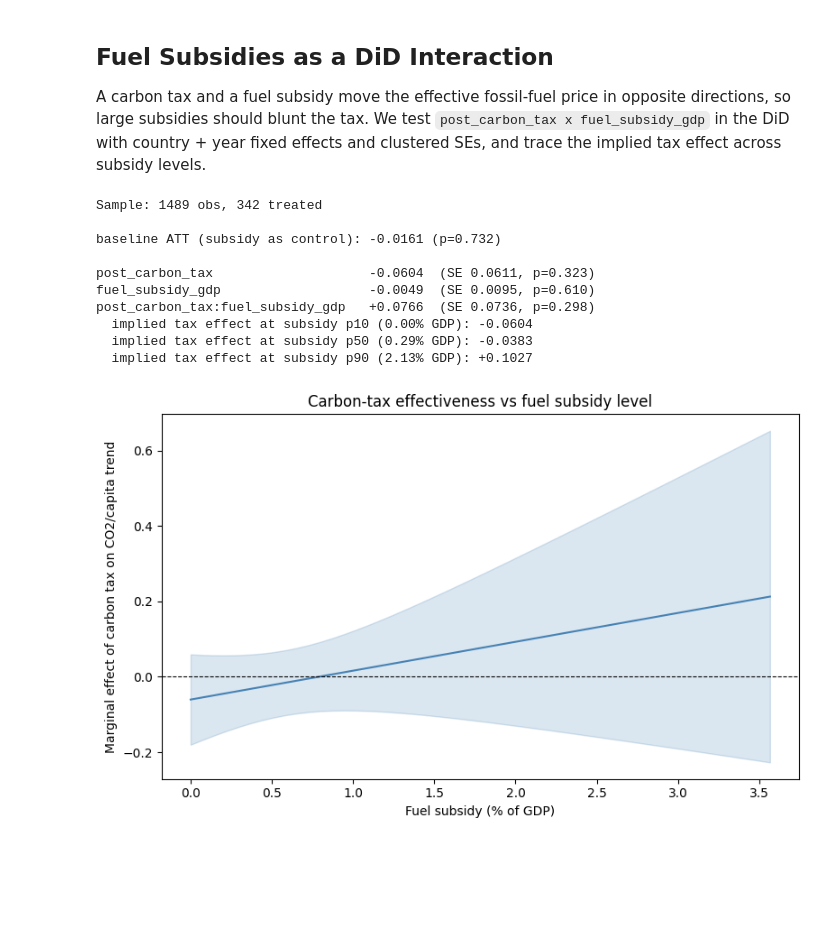
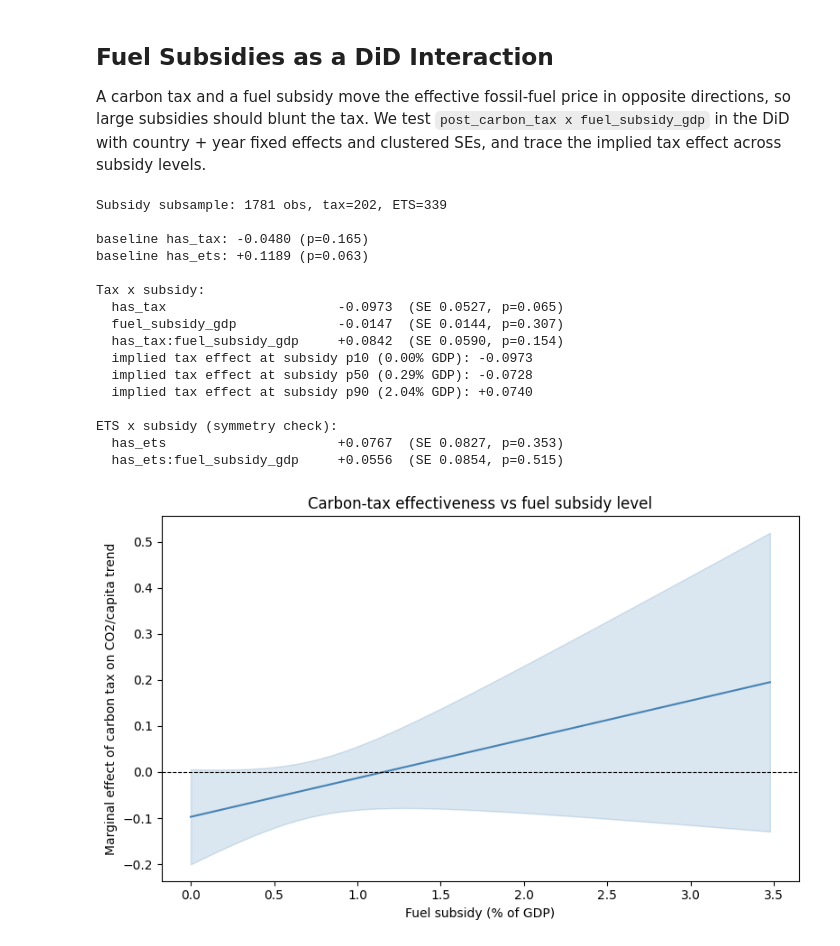
Before and after one commit to WillNoon/CarbonTaxModellingAndRecommendation, a Jupyter notebook: notebooks/fuel_subsidy_analysis.ipynb, the cells around one changed output. Drawn from its saved outputs; the diff is of its cells as text; code cells hidden in the pictures; blank space fills up the shorter version.

Commit message:
feat: re-run fuel-subsidy interaction on clean has_tax/has_ets; closes Phase 2

```diff
--- a/notebooks/fuel_subsidy_analysis.ipynb
+++ b/notebooks/fuel_subsidy_analysis.ipynb
@@ -42,62 +42,76 @@ A carbon tax and a fuel subsidy move the effective fossil-fuel price in opposite
 # %%
 import statsmodels.formula.api as smf
 
-# Fuel subsidies as a moderator of the carbon tax. Use the validated schema/controls.
+# Fuel subsidies as a moderator of the CLEAN tax / ETS indicators (post_carbon_tax conflates the two).
 df = pd.read_csv('../data/cleaned/final_analysis_data.csv')
 y = 'co2_per_capita_future_trend'
 base_controls = ('log_gdp + log_population + trade_openness '
                  '+ natural_resource_rents_per_gdp + fossil_pct_filled')
-need = [y, 'post_carbon_tax', 'fuel_subsidy_gdp', 'log_gdp', 'log_population',
+need = [y, 'has_tax', 'has_ets', 'fuel_subsidy_gdp', 'log_gdp', 'log_population',
         'trade_openness', 'natural_resource_rents_per_gdp', 'fossil_pct_filled']
 d = df.dropna(subset=need)
-print(f"Sample: {len(d)} obs, {int(d['post_carbon_tax'].sum())} treated\n")
+print(f"Subsidy subsample: {len(d)} obs, tax={int(d['has_tax'].sum())}, ETS={int(d['has_ets'].sum())}\n")
 
-# subsidy as a plain control, then interacted with the treatment
-m0 = smf.ols(f"{y} ~ post_carbon_tax + fuel_subsidy_gdp + {base_controls} + C(year) + C(country)",
-             data=d).fit(cov_type='cluster', cov_kwds={'groups': d['country']})
-print(f"baseline ATT (subsidy as control): {m0.params['post_carbon_tax']:+.4f} (p={m0.pvalues['post_carbon_tax']:.3f})\n")
+def fit(formula):
+    return smf.ols(formula, data=d).fit(cov_type='cluster', cov_kwds={'groups': d['country']})
 
-m1 = smf.ols(f"{y} ~ post_carbon_tax * fuel_subsidy_gdp + {base_controls} + C(year) + C(country)",
-             data=d).fit(cov_type='cluster', cov_kwds={'groups': d['country']})
-for term in ['post_carbon_tax', 'fuel_subsidy_gdp', 'post_carbon_tax:fuel_subsidy_gdp']:
-    print(f"{term:34} {m1.params[term]:+.4f}  (SE {m1.bse[term]:.4f}, p={m1.pvalues[term]:.3f})")
+# subsidy as a plain control, then interacted with each clean treatment
+m0 = fit(f"{y} ~ has_tax + has_ets + fuel_subsidy_gdp + {base_controls} + C(year) + C(country)")
+print(f"baseline has_tax: {m0.params['has_tax']:+.4f} (p={m0.pvalues['has_tax']:.3f})")
+print(f"baseline has_ets: {m0.params['has_ets']:+.4f} (p={m0.pvalues['has_ets']:.3f})\n")
 
+m1 = fit(f"{y} ~ has_tax * fuel_subsidy_gdp + has_ets + {base_controls} + C(year) + C(country)")
+print("Tax x subsidy:")
+for term in ['has_tax', 'fuel_subsidy_gdp', 'has_tax:fuel_subsidy_gdp']:
+    print(f"  {term:28} {m1.params[term]:+.4f}  (SE {m1.bse[term]:.4f}, p={m1.pvalues[term]:.3f})")
 for q in [0.1, 0.5, 0.9]:
     s = d['fuel_subsidy_gdp'].quantile(q)
-    eff = m1.params['post_carbon_tax'] + m1.params['post_carbon_tax:fuel_subsidy_gdp'] * s
+    eff = m1.params['has_tax'] + m1.params['has_tax:fuel_subsidy_gdp'] * s
     print(f"  implied tax effect at subsidy p{int(q*100)} ({s:.2f}% GDP): {eff:+.4f}")
+
+# symmetry: does the subsidy also blunt the ETS?
+m2 = fit(f"{y} ~ has_ets * fuel_subsidy_gdp + has_tax + {base_controls} + C(year) + C(country)")
+print("\nETS x subsidy (symmetry check):")
+for term in ['has_ets', 'has_ets:fuel_subsidy_gdp']:
+    print(f"  {term:28} {m2.params[term]:+.4f}  (SE {m2.bse[term]:.4f}, p={m2.pvalues[term]:.3f})")
 # %% [output]
-Sample: 1489 obs, 342 treated
+Subsidy subsample: 1781 obs, tax=202, ETS=339
 
-baseline ATT (subsidy as control): -0.0161 (p=0.732)
+baseline has_tax: -0.0480 (p=0.165)
+baseline has_ets: +0.1189 (p=0.063)
 
-post_carbon_tax                    -0.0604  (SE 0.0611, p=0.323)
-fuel_subsidy_gdp                   -0.0049  (SE 0.0095, p=0.610)
-post_carbon_tax:fuel_subsidy_gdp   +0.0766  (SE 0.0736, p=0.298)
-  implied tax effect at subsidy p10 (0.00% GDP): -0.0604
-  implied tax effect at subsidy p50 (0.29% GDP): -0.0383
-  implied tax effect at subsidy p90 (2.13% GDP): +0.1027
+Tax x subsidy:
+  has_tax                      -0.0973  (SE 0.0527, p=0.065)
+  fuel_subsidy_gdp             -0.0147  (SE 0.0144, p=0.307)
+  has_tax:fuel_subsidy_gdp     +0.0842  (SE 0.0590, p=0.154)
+  implied tax effect at subsidy p10 (0.00% GDP): -0.0973
+  implied tax effect at subsidy p50 (0.29% GDP): -0.0728
+  implied tax effect at subsidy p90 (2.04% GDP): +0.0740
+
+ETS x subsidy (symmetry check):
+  has_ets                      +0.0767  (SE 0.0827, p=0.353)
+  has_ets:fuel_subsidy_gdp     +0.0556  (SE 0.0854, p=0.515)
 # %%
 # Marginal effect of the carbon tax as a function of fuel subsidy level (delta-method CI)
 sub = np.linspace(d['fuel_subsidy_gdp'].quantile(0.05), d['fuel_subsidy_gdp'].quantile(0.95), 50)
-b, bi = m1.params['post_carbon_tax'], m1.params['post_carbon_tax:fuel_subsidy_gdp']
+b, bi = m1.params['has_tax'], m1.params['has_tax:fuel_subsidy_gdp']
 cov = m1.cov_params()
-var = (cov.loc['post_carbon_tax', 'post_carbon_tax']
-       + sub**2 * cov.loc['post_carbon_tax:fuel_subsidy_gdp', 'post_carbon_tax:fuel_subsidy_gdp']
-       + 2 * sub * cov.loc['post_carbon_tax', 'post_carbon_tax:fuel_subsidy_gdp'])
+var = (cov.loc['has_tax', 'has_tax']
+       + sub**2 * cov.loc['has_tax:fuel_subsidy_gdp', 'has_tax:fuel_subsidy_gdp']
+       + 2 * sub * cov.loc['has_tax', 'has_tax:fuel_subsidy_gdp'])
 eff = b + bi * sub
 se = np.sqrt(var)
 
 fig, ax = plt.subplots(figsize=(8, 5))
 ax.plot(sub, eff, color='steelblue')
 ax.fill_between(sub, eff - 1.96 * se, eff + 1.96 * se, alpha=0.2, color='steelblue')
 ax.axhline(0, color='black', linewidth=0.8, linestyle='--')
 ax.set_xlabel('Fuel subsidy (% of GDP)')
 ax.set_ylabel('Marginal effect of carbon tax on CO2/capita trend')
 ax.set_title('Carbon-tax effectiveness vs fuel subsidy level')
 plt.tight_layout()
 plt.savefig('../outputs/fuel_subsidy_interaction.png', dpi=150, bbox_inches='tight')
 plt.show()
 # %% [output]
-[figure, old version]
+[figure, new version]
 # %% [markdown]
```
Also changed, not shown: parts of 2 cells of this notebook, 2 other files.
